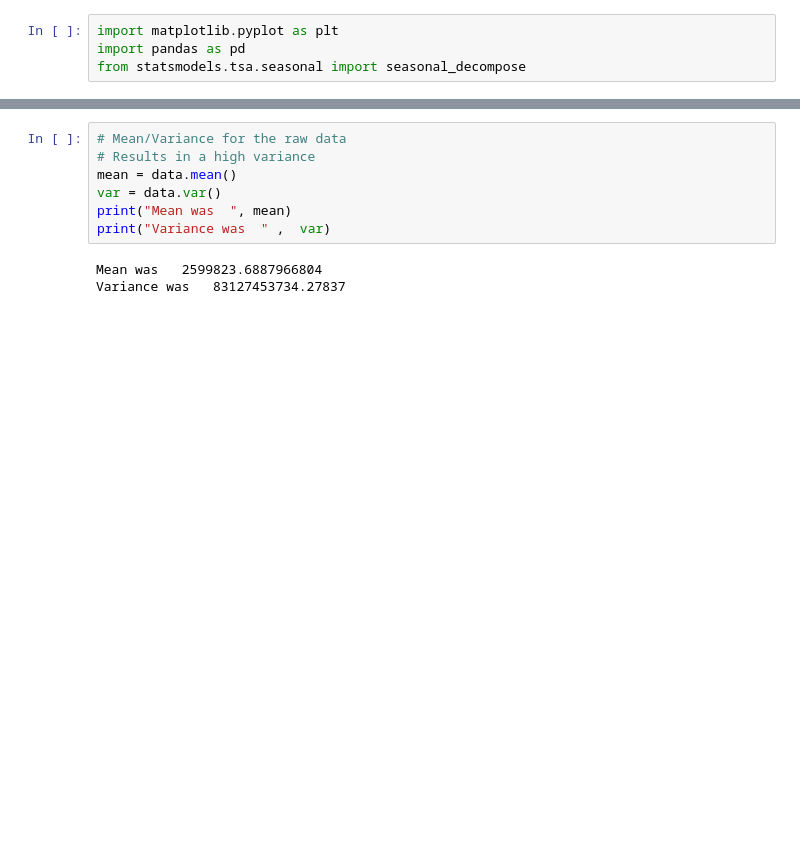
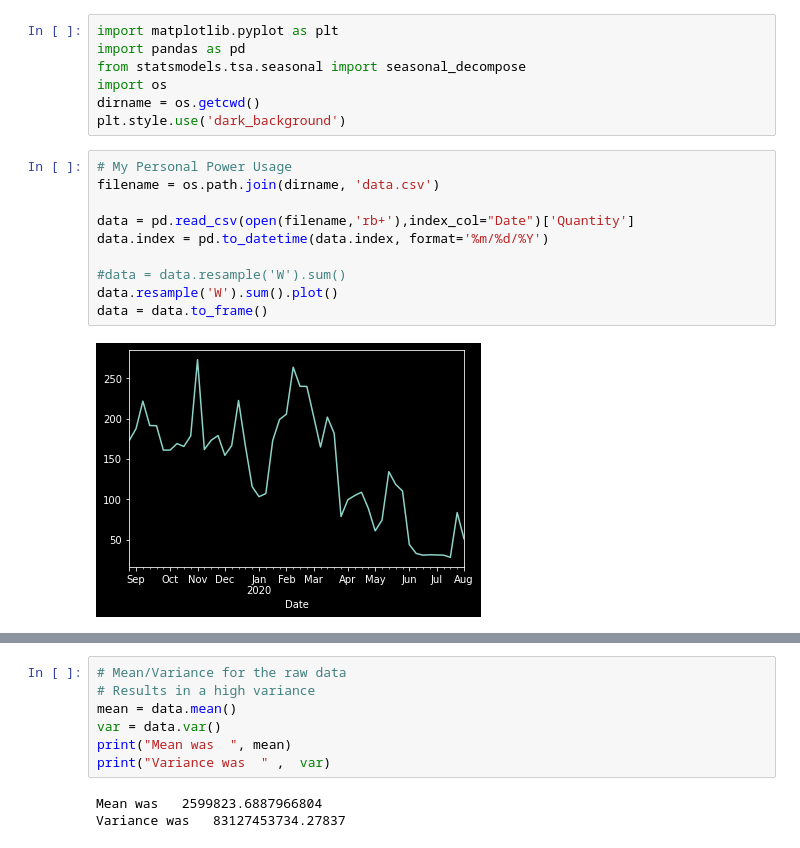
Before and after one commit to sarossilli/Power-Usage-Prediction, a Jupyter notebook: Notebook_EDA.ipynb, the cells around one changed output, grey strips where cells are left out. Drawn from its saved outputs; the diff is of its cells as text; blank space fills up the shorter version.

```diff
--- a/Notebook_EDA.ipynb
+++ b/Notebook_EDA.ipynb
@@ -2,3 +2,18 @@
 import matplotlib.pyplot as plt
 import pandas as pd
 from statsmodels.tsa.seasonal import seasonal_decompose
+import os
+dirname = os.getcwd()
+plt.style.use('dark_background')
+# %%
+# My Personal Power Usage
+filename = os.path.join(dirname, 'data.csv')
+
+data = pd.read_csv(open(filename,'rb+'),index_col="Date")['Quantity']
+data.index = pd.to_datetime(data.index, format='%m/%d/%Y')
+
+#data = data.resample('W').sum()
+data.resample('W').sum().plot()
+data = data.to_frame()
+# %% [output]
+[figure, added]
```
Also changed, not shown: parts of 17 cells of this notebook, 11 other files.
